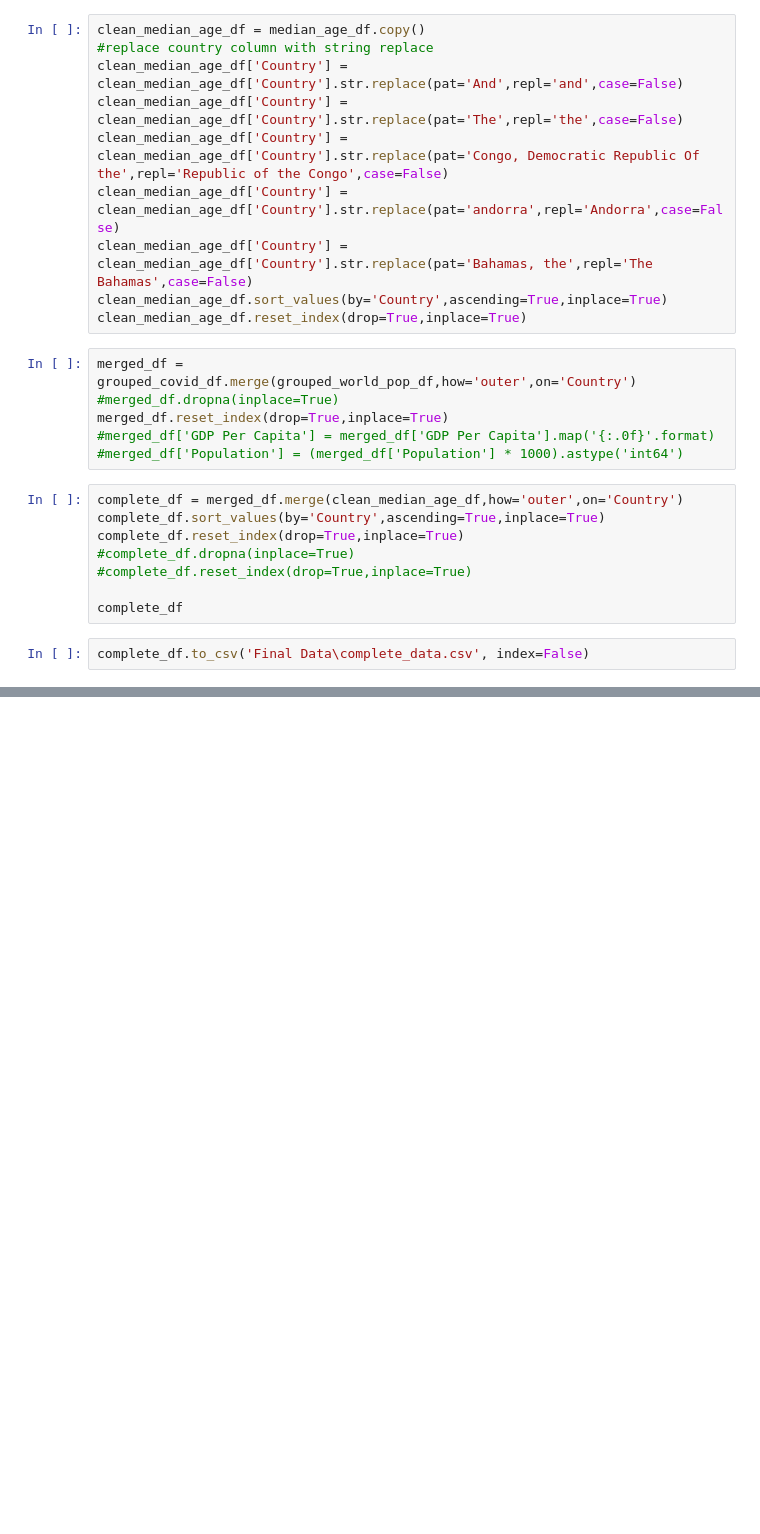
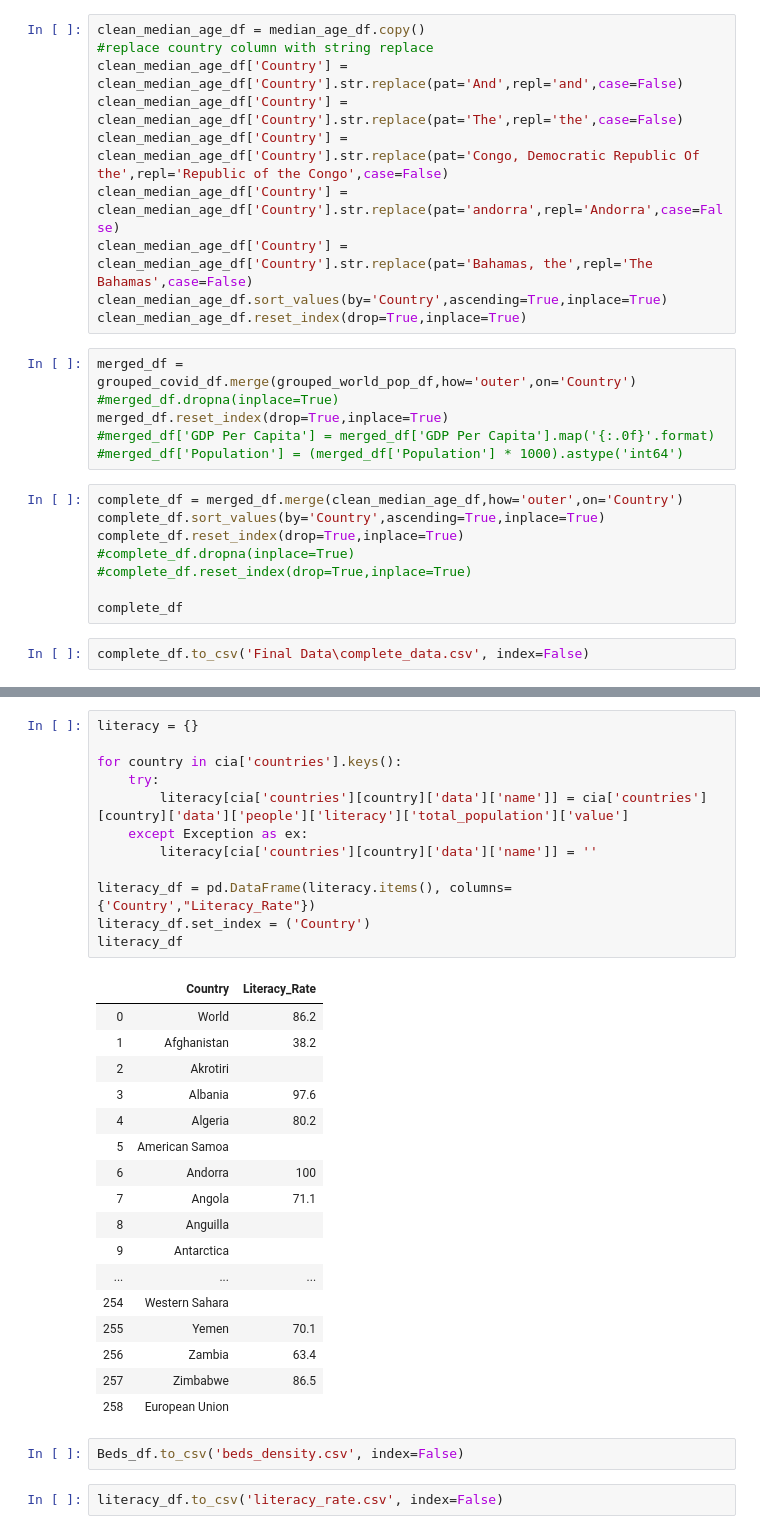
Before and after one commit to shozi91/PredictingCOVID, a Jupyter notebook: merged_data.ipynb, the cells around one changed output, grey strips where cells are left out. Cells and saved outputs as stored; diff of their text form; blank space fills up the shorter version.

```diff
--- a/merged_data.ipynb
+++ b/merged_data.ipynb
@@ -65,0 +103,34 @@ complete_df.to_csv('Final Data\complete_data.csv', index=False)
+# %%
+literacy = {}
+
+for country in cia['countries'].keys():
+    try:
+        literacy[cia['countries'][country]['data']['name']] = cia['countries'][country]['data']['people']['literacy']['total_population']['value']
+    except Exception as ex:
+        literacy[cia['countries'][country]['data']['name']] = ''
+
+literacy_df = pd.DataFrame(literacy.items(), columns={'Country',"Literacy_Rate"})
+literacy_df.set_index = ('Country')
+literacy_df
+# %% [output]
+|  | Country | Literacy_Rate |
+| 0 | World | 86.2 |
+| 1 | Afghanistan | 38.2 |
+| 2 | Akrotiri |  |
+| 3 | Albania | 97.6 |
+| 4 | Algeria | 80.2 |
+| 5 | American Samoa |  |
+| 6 | Andorra | 100 |
+| 7 | Angola | 71.1 |
+| 8 | Anguilla |  |
+| 9 | Antarctica |  |
+| ... | ... | ... |
+| 254 | Western Sahara |  |
+| 255 | Yemen | 70.1 |
+| 256 | Zambia | 63.4 |
+| 257 | Zimbabwe | 86.5 |
+| 258 | European Union |  |
+# %%
+Beds_df.to_csv('beds_density.csv', index=False)
+# %%
+literacy_df.to_csv('literacy_rate.csv', index=False)
```
Also changed, not shown: parts of 3 cells of this notebook, 2 other files.
